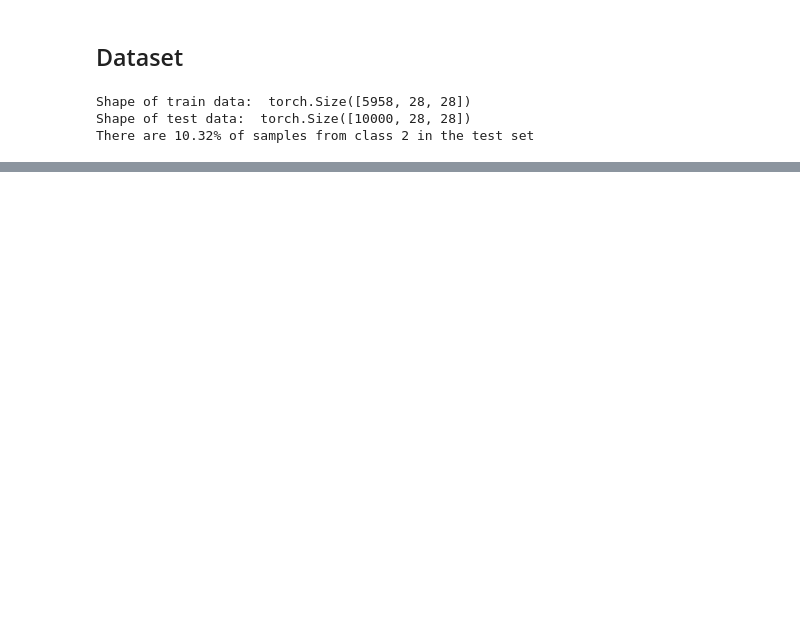
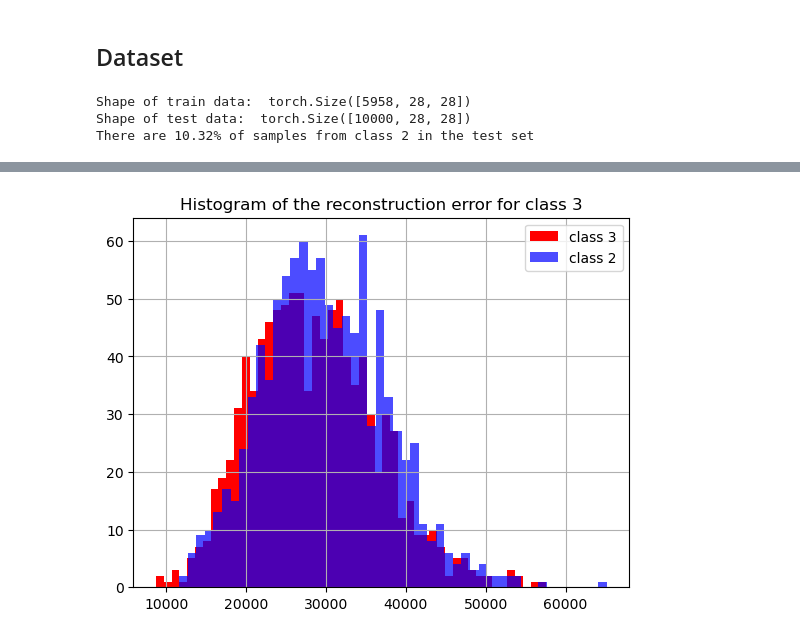
Before and after one commit to ivan-jgr/MemoryAutoencoder, a Jupyter notebook: mnist_experiments.ipynb, the cells around one changed output, grey strips where cells are left out. Saved outputs shown, nothing was run; the diff lists cells and outputs as text; code cells hidden in the pictures; blank space fills up the shorter version.

```diff
--- a/mnist_experiments.ipynb
+++ b/mnist_experiments.ipynb
@@ -152,0 +140,4 @@ for i in range(4):
+# %%
+plot_hist_of_recon_error(3)
+# %% [output]
+[figure, added]
```
Also changed, not shown: parts of 14 cells of this notebook.
